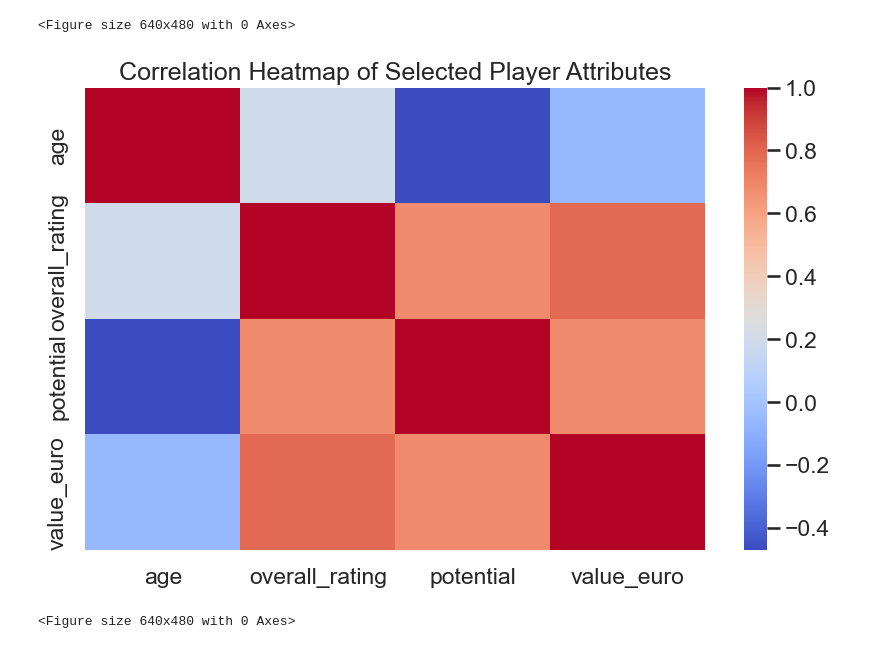
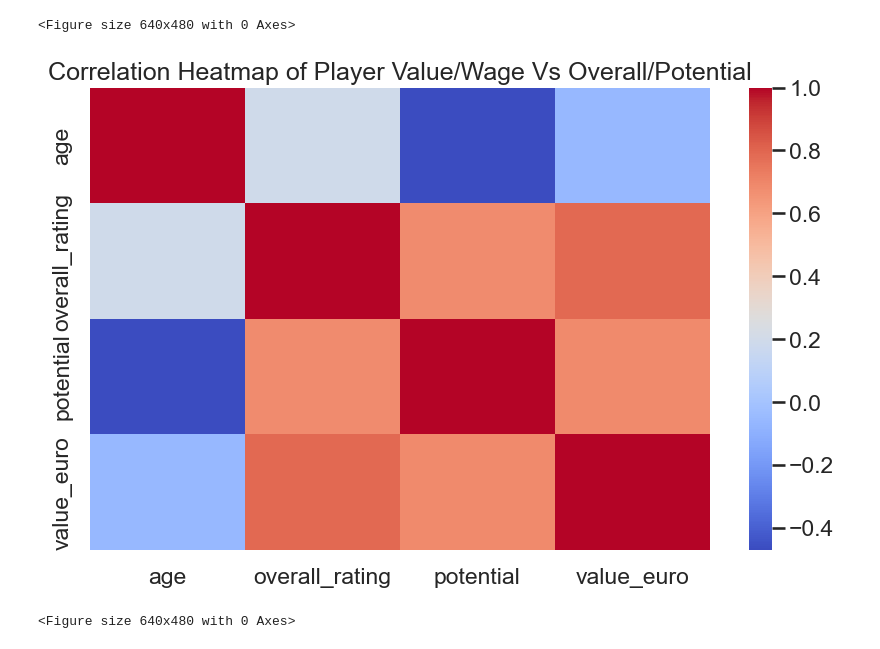
Before and after one commit to rdeshir10/Fifa_Analysis, a Jupyter notebook: footbal.ipynb, the cells around one changed output. Saved outputs shown, nothing was run; the diff lists cells and outputs as text; code cells hidden in the pictures.

```diff
--- a/footbal.ipynb
+++ b/footbal.ipynb
@@ -84,7 +84,8 @@ current_date = pd.Timestamp(datetime.now())
 df_player_info['birth_date'] = pd.to_datetime(df_player_info['birth_date'])
 df_player_info['age'] = current_date.year - df_player_info['birth_date'].dt.year
 
-# Converting
+# Converting Age Column to int.
+df_player_info['age'] = df_player_info['age'].astype('Int64')
 
 # Taking information from player ages between 22 and 41
 df_player_info['age'] = df_player_info['age'].where(df_player_info['age'] <= 41)
@@ -269,19 +248,19 @@ plt.savefig('Resources/correlation_pairplot.png')
 # %%
 # Assuming column_toplot is your DataFrame containing the relevant columns
 # Calculate the correlation matrix
 correlation_matrix = column_toplot.corr()
 # Set style for heatmap
 sns.set_style("whitegrid")
 sns.set_context("talk")
 # Plotting the heatmap
 plt.figure(figsize=(10, 6))
 sns.heatmap(correlation_matrix, annot=False, cmap='coolwarm', fmt=".2f")
-plt.title("Correlation Heatmap of Selected Player Attributes")
+plt.title("Correlation Heatmap of Player Value/Wage Vs Overall/Potential")
 plt.show()
 
 plt.savefig('Resources/correlation_heatmap.png')
 # %% [output]
-[figure, old version]
+[figure, new version]
 <Figure size 640x480 with 0 Axes>
 # %%
 # Exporting dataframe as CSV files
```
Also changed, not shown: parts of 4 cells of this notebook.
